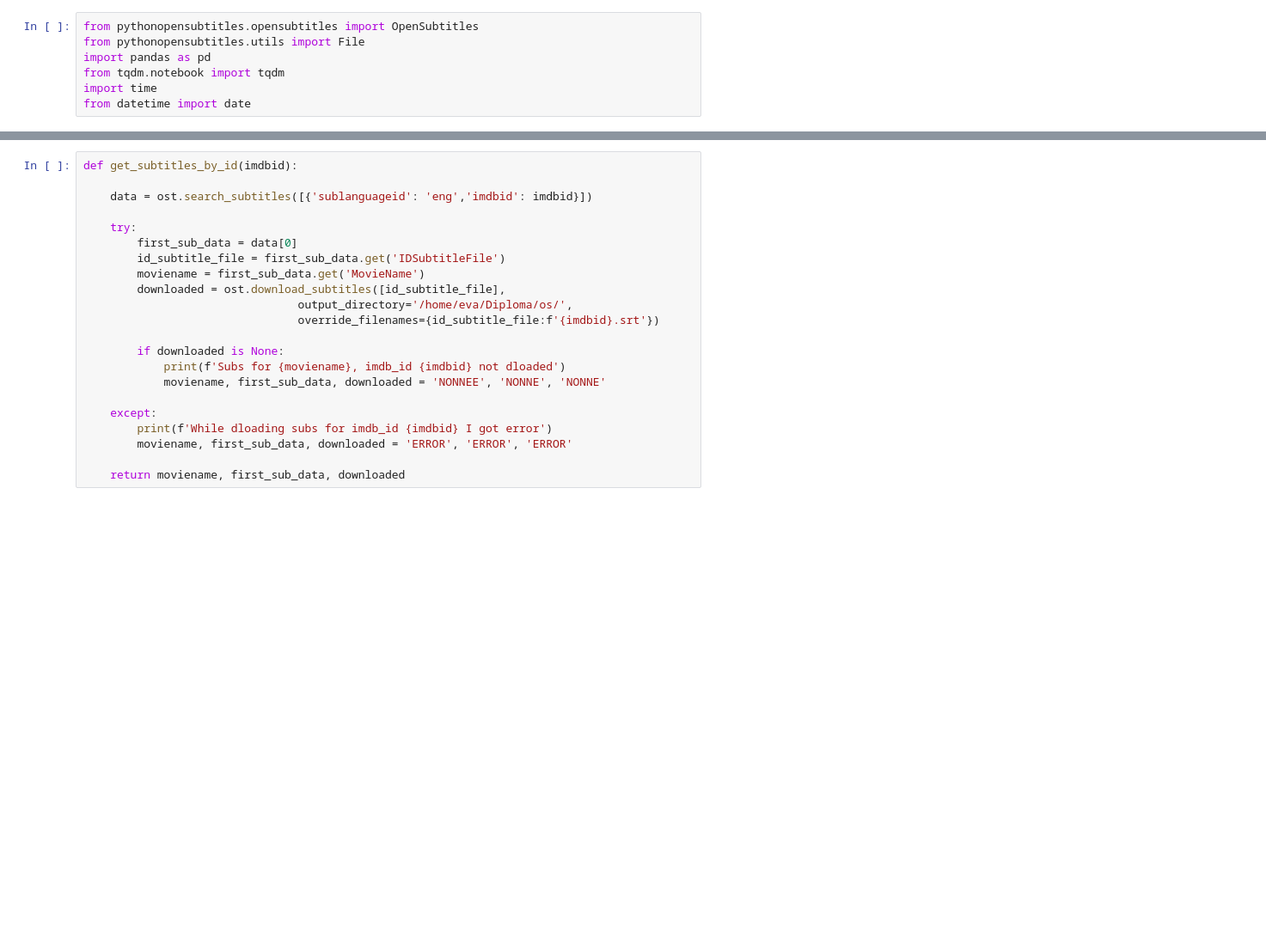
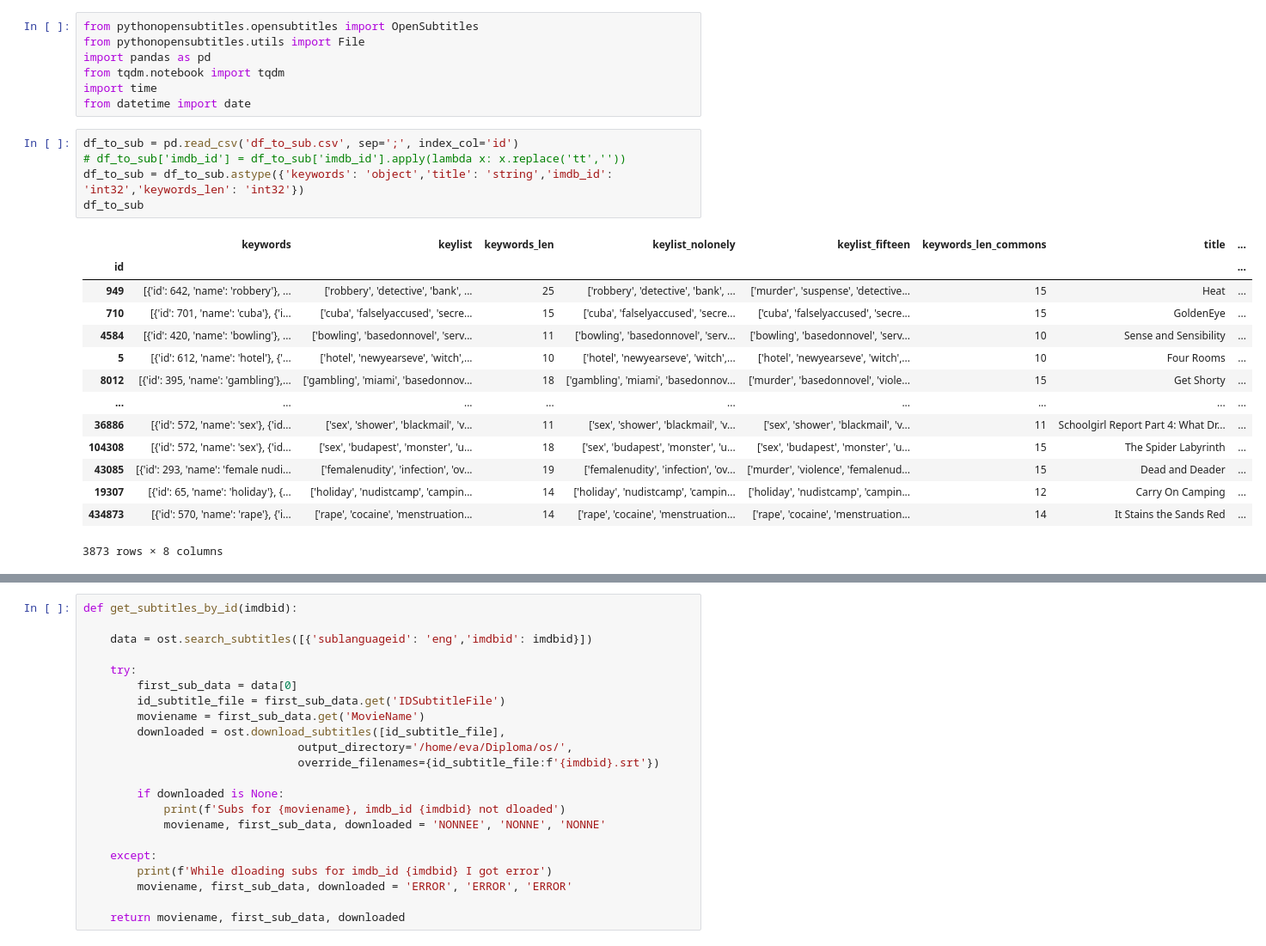
Before and after one commit to baidakovil/Diploma, a Jupyter notebook: fil-sub-download.ipynb, the cells around one changed output, grey strips where cells are left out. Shown at 86% size. Cells and saved outputs as stored; diff of their text form; blank space fills up the shorter version.

```diff
--- a/fil-sub-download.ipynb
+++ b/fil-sub-download.ipynb
@@ -5,3 +5,23 @@ import pandas as pd
 from tqdm.notebook import tqdm
 import time
 from datetime import date
+# %%
+df_to_sub = pd.read_csv('df_to_sub.csv', sep=';', index_col='id')
+# df_to_sub['imdb_id'] = df_to_sub['imdb_id'].apply(lambda x: x.replace('tt',''))
+df_to_sub = df_to_sub.astype({'keywords': 'object','title': 'string','imdb_id': 'int32','keywords_len': 'int32'})
+df_to_sub
+# %% [output]
+|  | keywords | keylist | keywords_len | keylist_nolonely | keylist_fifteen | keywords_len_commons | title | ... |
+| id |  |  |  |  |  |  |  | ... |
+| 949 | [{'id': 642, 'name': 'robbery'}, ... | ['robbery', 'detective', 'bank', ... | 25 | ['robbery', 'detective', 'bank', ... | ['murder', 'suspense', 'detective... | 15 | Heat | ... |
+| 710 | [{'id': 701, 'name': 'cuba'}, {'i... | ['cuba', 'falselyaccused', 'secre... | 15 | ['cuba', 'falselyaccused', 'secre... | ['cuba', 'falselyaccused', 'secre... | 15 | GoldenEye | ... |
+| 4584 | [{'id': 420, 'name': 'bowling'}, ... | ['bowling', 'basedonnovel', 'serv... | 11 | ['bowling', 'basedonnovel', 'serv... | ['bowling', 'basedonnovel', 'serv... | 10 | Sense and Sensibility | ... |
+| 5 | [{'id': 612, 'name': 'hotel'}, {'... | ['hotel', 'newyearseve', 'witch',... | 10 | ['hotel', 'newyearseve', 'witch',... | ['hotel', 'newyearseve', 'witch',... | 10 | Four Rooms | ... |
+| 8012 | [{'id': 395, 'name': 'gambling'},... | ['gambling', 'miami', 'basedonnov... | 18 | ['gambling', 'miami', 'basedonnov... | ['murder', 'basedonnovel', 'viole... | 15 | Get Shorty | ... |
+| ... | ... | ... | ... | ... | ... | ... | ... | ... |
+| 36886 | [{'id': 572, 'name': 'sex'}, {'id... | ['sex', 'shower', 'blackmail', 'v... | 11 | ['sex', 'shower', 'blackmail', 'v... | ['sex', 'shower', 'blackmail', 'v... | 11 | Schoolgirl Report Part 4: What Dr... | ... |
+| 104308 | [{'id': 572, 'name': 'sex'}, {'id... | ['sex', 'budapest', 'monster', 'u... | 18 | ['sex', 'budapest', 'monster', 'u... | ['sex', 'budapest', 'monster', 'u... | 15 | The Spider Labyrinth | ... |
+| 43085 | [{'id': 293, 'name': 'female nudi... | ['femalenudity', 'infection', 'ov... | 19 | ['femalenudity', 'infection', 'ov... | ['murder', 'violence', 'femalenud... | 15 | Dead and Deader | ... |
+| 19307 | [{'id': 65, 'name': 'holiday'}, {... | ['holiday', 'nudistcamp', 'campin... | 14 | ['holiday', 'nudistcamp', 'campin... | ['holiday', 'nudistcamp', 'campin... | 12 | Carry On Camping | ... |
+| 434873 | [{'id': 570, 'name': 'rape'}, {'i... | ['rape', 'cocaine', 'menstruation... | 14 | ['rape', 'cocaine', 'menstruation... | ['rape', 'cocaine', 'menstruation... | 14 | It Stains the Sands Red | ... |
+3873 rows × 8 columns
```
Also changed, not shown: parts of 2 cells of this notebook, 34 other files.
